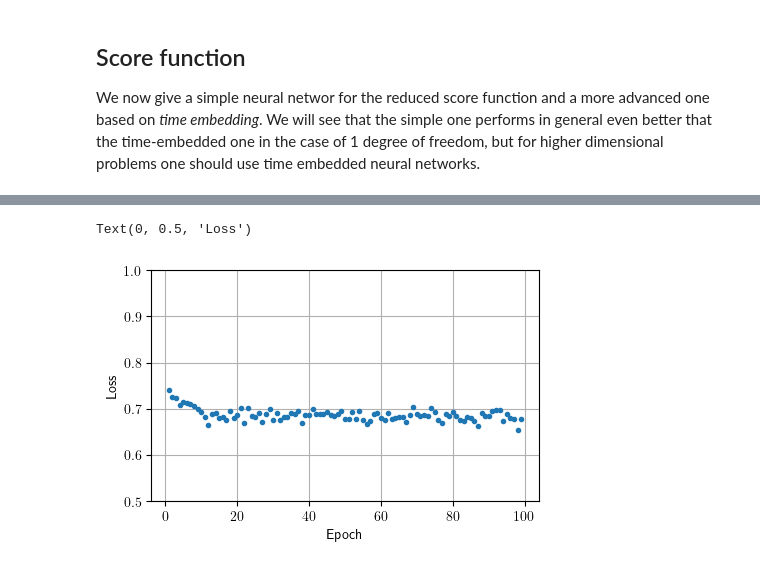
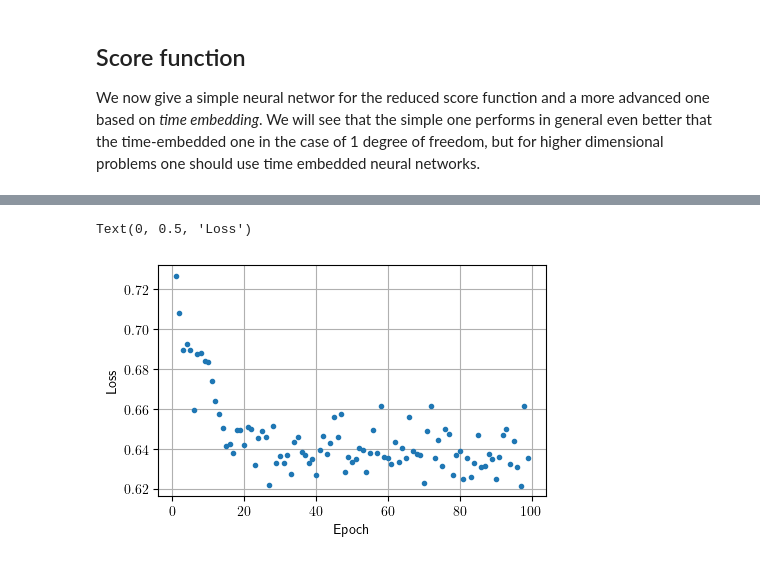
Before and after one commit to jkomijani/diffusion_model, a Jupyter notebook: examples/diffusion-model_SU2.ipynb, the cells around one changed output, grey strips where cells are left out. Cells and saved outputs as stored; diff of their text form; code cells hidden in the pictures.

```diff
--- a/examples/diffusion-model_SU2.ipynb
+++ b/examples/diffusion-model_SU2.ipynb
@@ -281,8 +276,12 @@ class SU2ScoreFunc(torch.nn.Module):
         # Convert the output to a complex tensor with appropriate shape
         x = torch.view_as_complex(x.reshape(-1, 1, 2, 2, 2))
 
-        # Ensure the output is antihermitian and traceless
-        return make_traceless(x - x.adjoint())
+        # Introduce scaling factor as e^{- \omega t}
+        omega = 1
+        scale = torch.exp(- omega * t).reshape(-1, *[1] * (x.ndim - 1))
+
+        # Ensure the output is antihermitian and traceless, and scale it
+        return scale * make_traceless(x - x.adjoint())
 # %%
 # Now the build the model
 
@@ -335,3 +318,0 @@ fit_kwargs = dict(
-# %%
-su2_diffusion_model = make_model()
-su2_diffusion_model.train(data_loader, **fit_kwargs)
@@ -350,0 +319,18 @@ Epoch: 100 | loss: 0.6770
+# %%
+from functools import partial
+
+n_epochs = 100
+
+train_kwargs = dict(
+    n_epochs = n_epochs,
+    n_timesteps = 1000,
+    hyperparam = dict(lr=0.003, betas=(0.9, 0.99)),
+    checkpoint_dict = dict(print_every=10),
+    scheduler = partial(
+        torch.optim.lr_scheduler.CosineAnnealingLR,
+        T_max = int(1.01 * n_epochs)
+    )
+)
+# %%
+su2_diffusion_model = make_model()
+su2_diffusion_model.train(data_loader, **train_kwargs)
@@ -351,17 +360,17 @@ Epoch: 100 | loss: 0.6770
 # %%
 fig, axs = plt.subplots(1, 1, figsize=(5, 3))
 
 loss = su2_diffusion_model.train.train_history['loss'][1:]
 epochs = np.arange(1, len(loss) + 1)
 plt.plot(epochs, loss, '.')
 # plt.xlim([0, 200])
-plt.ylim([0.5, 1])
+# plt.ylim([0.5, 1])
 plt.grid()
 plt.xlabel("Epoch")
 plt.ylabel("Loss")
 # %% [output]
 Text(0, 0.5, 'Loss')
-[figure, old version]
+[figure, new version]
 # %%
 x = su2_diffusion_model.prior.sample(1024 * 16)
 with torch.no_grad():
```
Also changed, not shown: parts of 10 cells of this notebook, 7 other files.
